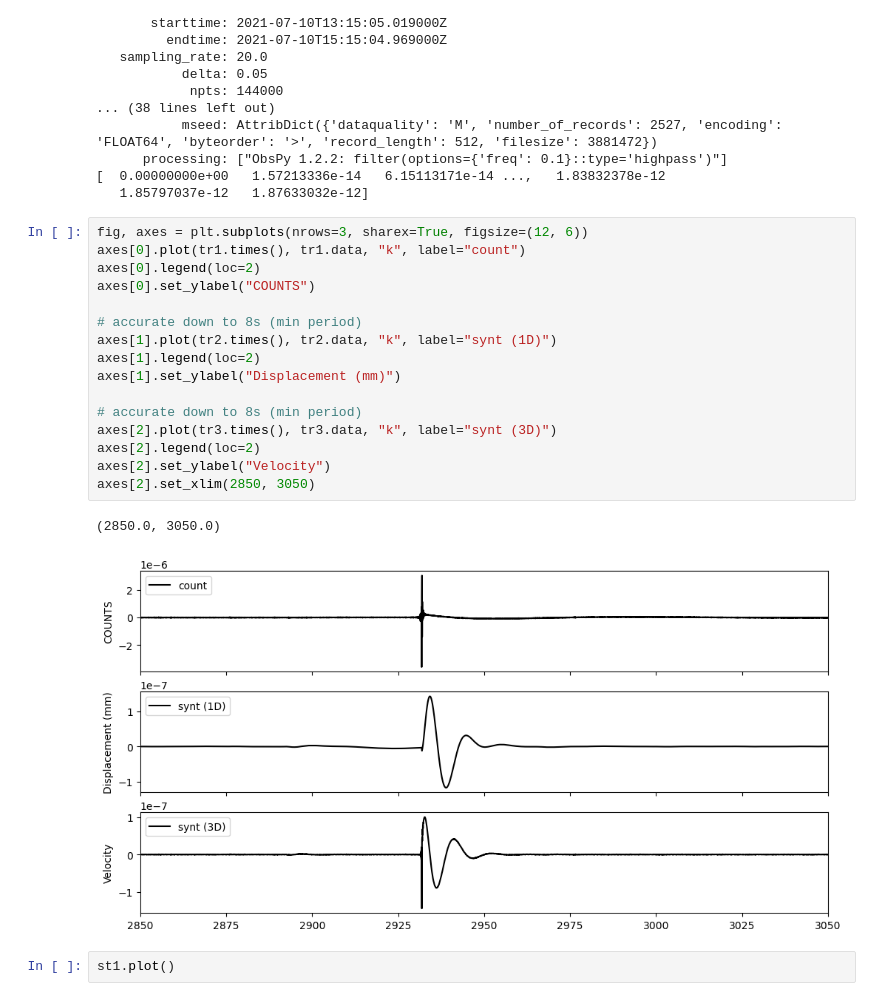
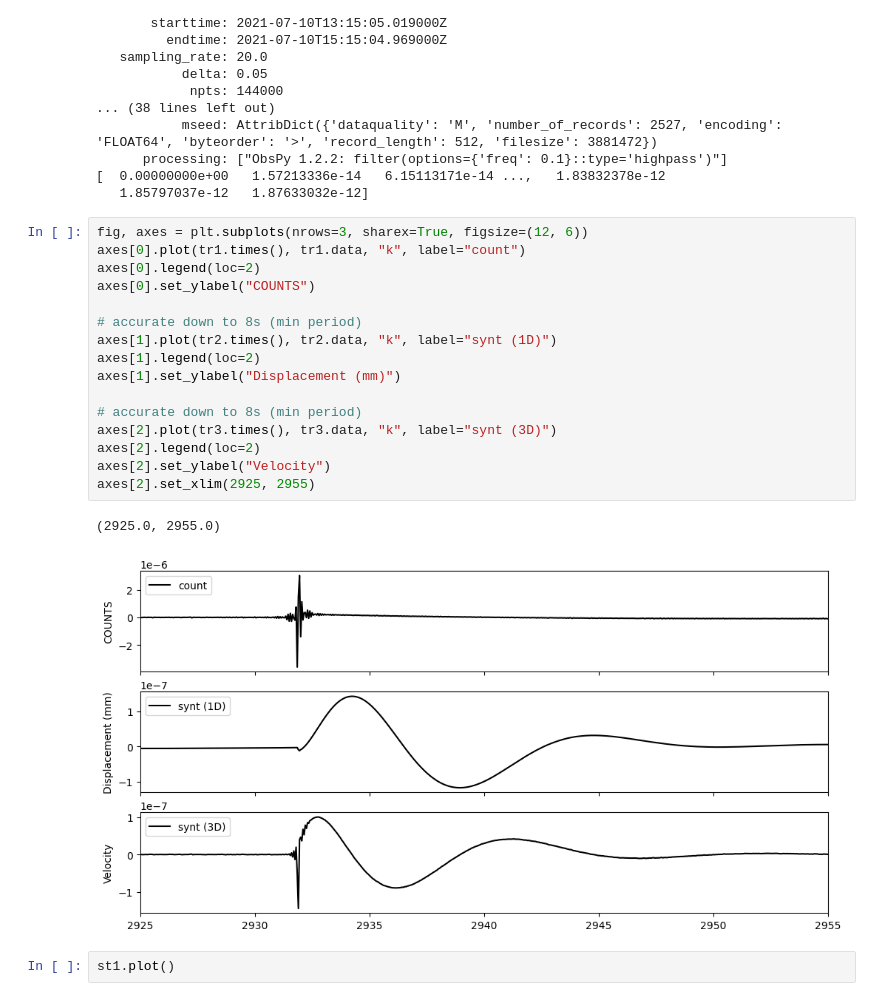
Before and after one commit to GPGN-268-archive/FP01-mars-seismo, a Jupyter notebook: PaigeWork.ipynb, the cells around one changed output. Drawn from its saved outputs; the diff is of its cells as text.

```diff
--- a/PaigeWork.ipynb
+++ b/PaigeWork.ipynb
@@ -66,22 +66,22 @@ XB.ELYSE.02.BHZ | 2021-07-10T13:15:05.019000Z - 2021-07-10T15:15:04.969000Z | 20
 # %%
 fig, axes = plt.subplots(nrows=3, sharex=True, figsize=(12, 6))
 axes[0].plot(tr1.times(), tr1.data, "k", label="count")
 axes[0].legend(loc=2)
 axes[0].set_ylabel("COUNTS")
 
 # accurate down to 8s (min period)
 axes[1].plot(tr2.times(), tr2.data, "k", label="synt (1D)")
 axes[1].legend(loc=2)
 axes[1].set_ylabel("Displacement (mm)")
 
 # accurate down to 8s (min period)
 axes[2].plot(tr3.times(), tr3.data, "k", label="synt (3D)")
 axes[2].legend(loc=2)
 axes[2].set_ylabel("Velocity")
-axes[2].set_xlim(2850, 3050)
+axes[2].set_xlim(2925, 2955)
 # %% [output]
-(2850.0, 3050.0)
+(2925.0, 2955.0)
-[figure, old version]
+[figure, new version]
 # %%
 st1.plot()
 # %% [output]
```
Also changed, not shown: 1 other file.
